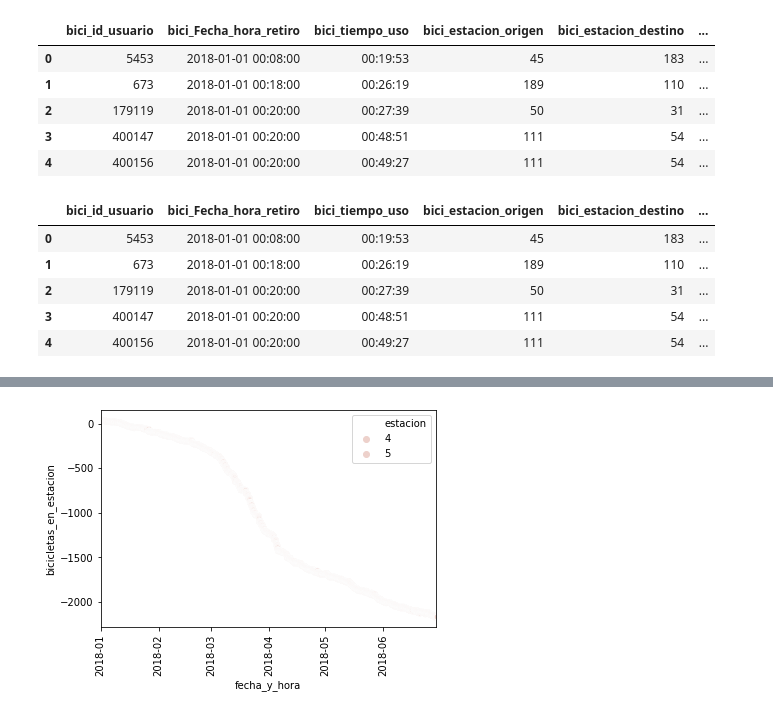
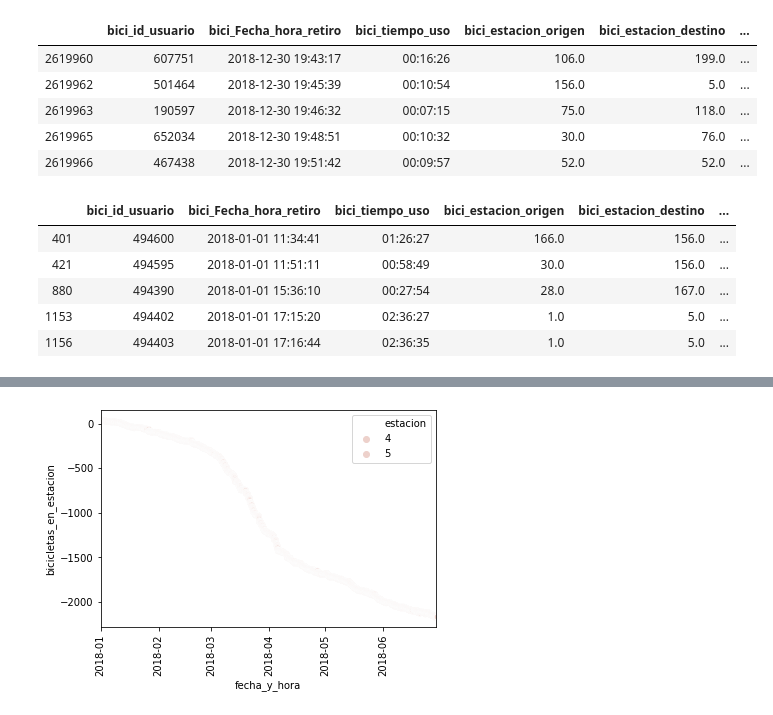
Before and after one commit to amorcecian/pfi, a Jupyter notebook: Dataset Analysis.ipynb, the cells around one changed output, grey strips where cells are left out. Cells and saved outputs as stored; diff of their text form; code cells hidden in the pictures.

```diff
--- a/Dataset Analysis.ipynb
+++ b/Dataset Analysis.ipynb
@@ -12,26 +12,33 @@ import seaborn as sns
 #######################################
 
 # AWS
-server = 'pfidb.ci3ir6nuotoi.sa-east-1.rds.amazonaws.com'
-user = 'admin'
-password = 'AramLucas2020.'
+#server = 'pfidb.ci3ir6nuotoi.sa-east-1.rds.amazonaws.com'
+#user = 'admin'
+#password = 'AramLucas2020.'
+#db = 'pfidb'
+
+# Local DB
+server = 'DESKTOP-3OHRULK'
+user = 'sa'
+password = 'welcome1'
 db = 'pfidb'
 
 conn = pymssql.connect(server,user,password,db)
 
 paths_2018_df = pd.read_sql_query("SELECT * FROM [dbo].[recorridos-realizados-2018]", conn)
-stations_df = pd.read_sql_query("SELECT * FROM [dbo].[estaciones-de-bicicletas-publicas]", conn)
+#paths_2018_df = pd.read_sql_query("SELECT * FROM [dbo].[recorridos_test]", conn)
+df_stations = pd.read_sql_query("SELECT * FROM [dbo].[estaciones-de-bicicletas-publicas]", conn)
 # %%
 bak_df = paths_2018_df.copy()
 paths_2018_df = paths_2018_df.dropna()
-paths_2018_df.head()
+paths_2018_df.tail()
 # %% [output]
 |  | bici_id_usuario | bici_Fecha_hora_retiro | bici_tiempo_uso | bici_estacion_origen | bici_estacion_destino | ... |
-| 0 | 5453 | 2018-01-01 00:08:00 | 00:19:53 | 45 | 183 | ... |
-| 1 | 673 | 2018-01-01 00:18:00 | 00:26:19 | 189 | 110 | ... |
-| 2 | 179119 | 2018-01-01 00:20:00 | 00:27:39 | 50 | 31 | ... |
-| 3 | 400147 | 2018-01-01 00:20:00 | 00:48:51 | 111 | 54 | ... |
-| 4 | 400156 | 2018-01-01 00:20:00 | 00:49:27 | 111 | 54 | ... |
+| 2619960 | 607751 | 2018-12-30 19:43:17 | 00:16:26 | 106.0 | 199.0 | ... |
+| 2619962 | 501464 | 2018-12-30 19:45:39 | 00:10:54 | 156.0 | 5.0 | ... |
+| 2619963 | 190597 | 2018-12-30 19:46:32 | 00:07:15 | 75.0 | 118.0 | ... |
+| 2619965 | 652034 | 2018-12-30 19:48:51 | 00:10:32 | 30.0 | 76.0 | ... |
+| 2619966 | 467438 | 2018-12-30 19:51:42 | 00:09:57 | 52.0 | 52.0 | ... |
 # %%
 #######################################
 # Data Manipulation
@@ -44,11 +51,11 @@ paths_2018_df['bici_Fecha_hora_devolucion'] = paths_2018_df['bici_Fecha_hora_ret
 paths_2018_df.head()
 # %% [output]
 |  | bici_id_usuario | bici_Fecha_hora_retiro | bici_tiempo_uso | bici_estacion_origen | bici_estacion_destino | ... |
-| 0 | 5453 | 2018-01-01 00:08:00 | 00:19:53 | 45 | 183 | ... |
-| 1 | 673 | 2018-01-01 00:18:00 | 00:26:19 | 189 | 110 | ... |
-| 2 | 179119 | 2018-01-01 00:20:00 | 00:27:39 | 50 | 31 | ... |
-| 3 | 400147 | 2018-01-01 00:20:00 | 00:48:51 | 111 | 54 | ... |
-| 4 | 400156 | 2018-01-01 00:20:00 | 00:49:27 | 111 | 54 | ... |
+| 401 | 494600 | 2018-01-01 11:34:41 | 01:26:27 | 166.0 | 156.0 | ... |
+| 421 | 494595 | 2018-01-01 11:51:11 | 00:58:49 | 30.0 | 156.0 | ... |
+| 880 | 494390 | 2018-01-01 15:36:10 | 00:27:54 | 28.0 | 167.0 | ... |
+| 1153 | 494402 | 2018-01-01 17:15:20 | 02:36:27 | 1.0 | 5.0 | ... |
+| 1156 | 494403 | 2018-01-01 17:16:44 | 02:36:35 | 1.0 | 5.0 | ... |
 # %%
 # Round the withdraw time
 paths_2018_df['bici_Fecha_hora_retiro_round'] = paths_2018_df['bici_Fecha_hora_retiro'].apply(lambda x: x.replace(minute=0, second=0))
```
Also changed, not shown: parts of 8 cells of this notebook, 2 other files.
